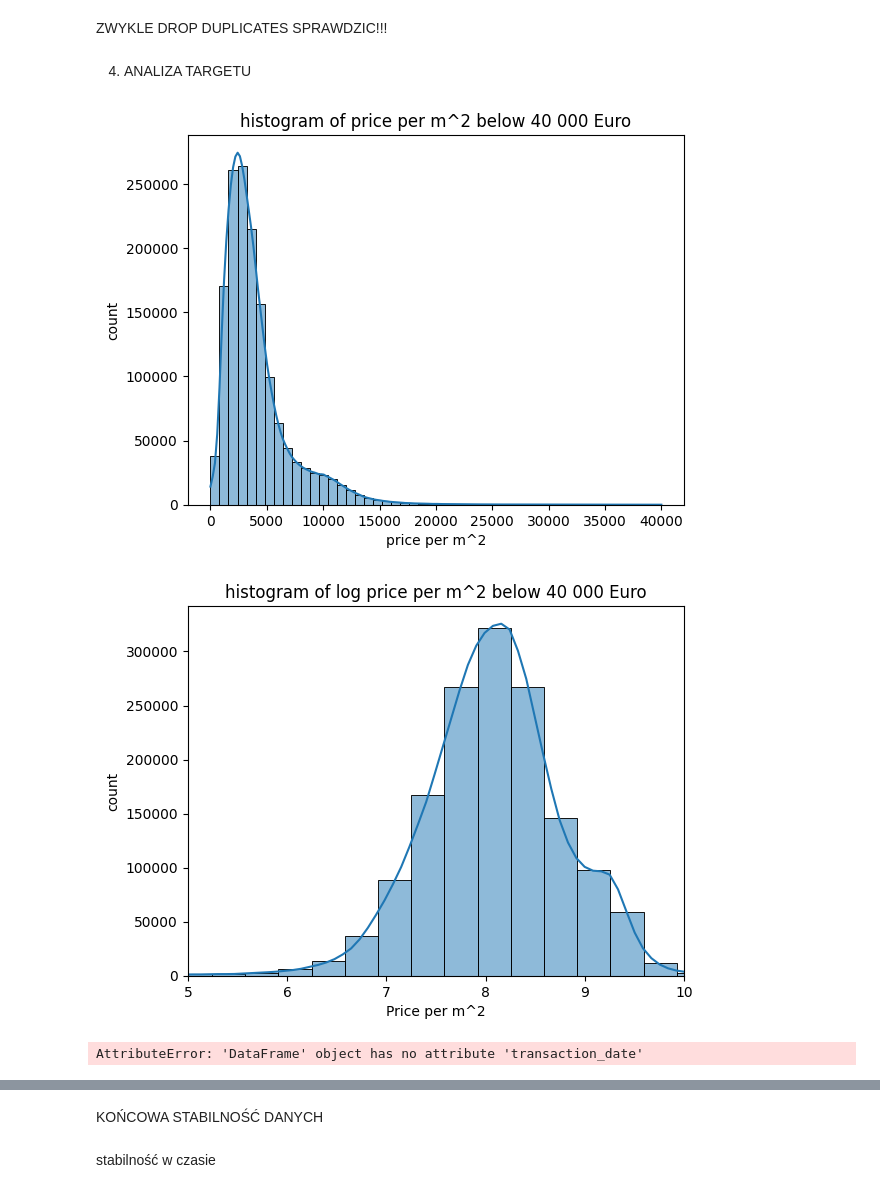
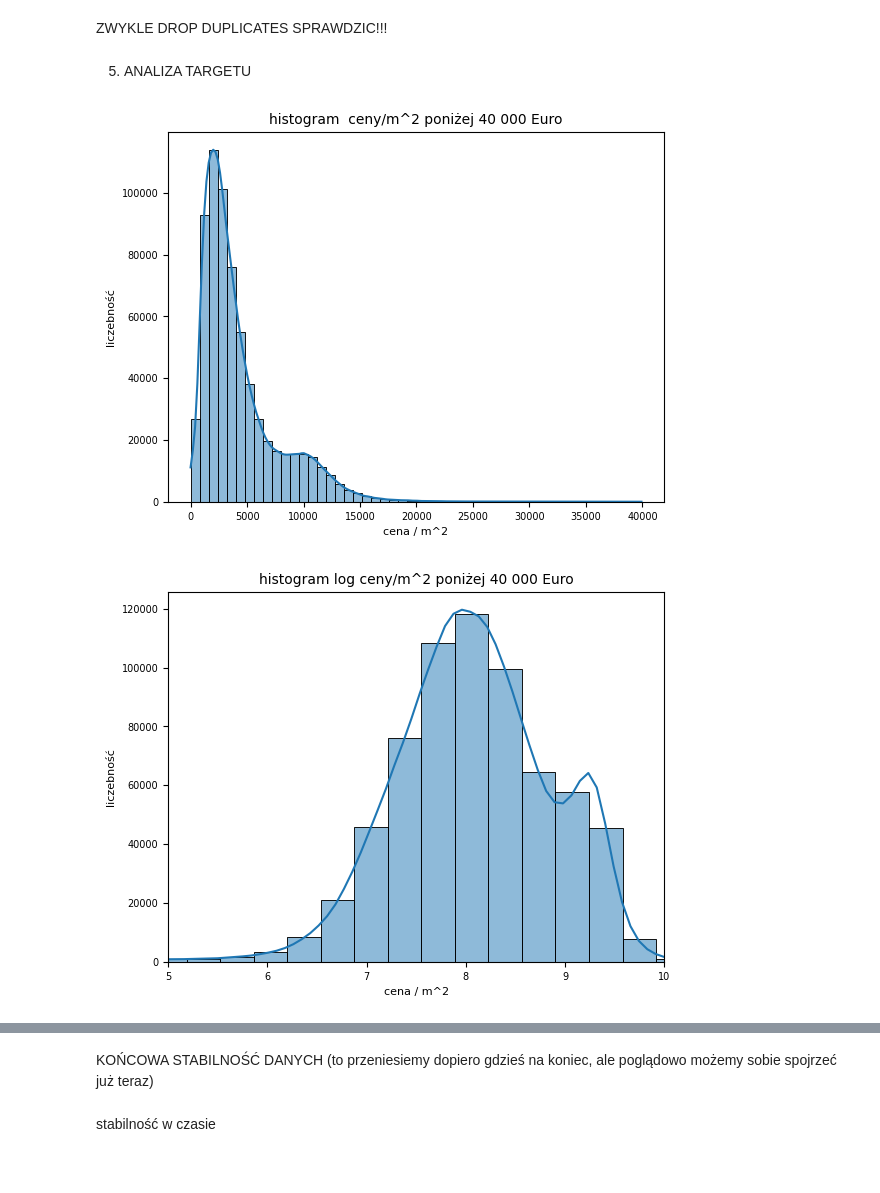
Before and after one commit to jpi0309/Machine-Learning-for-Housing-Valuation-in-France, a Jupyter notebook: data_preparation.ipynb, the cells around one changed output, grey strips where cells are left out. Drawn from its saved outputs; the diff is of its cells as text; code cells hidden in the pictures.

```diff
--- a/data_preparation.ipynb
+++ b/data_preparation.ipynb
@@ -263,4 +452,0 @@ ze względu na złożoność zbioru wyrzucamy odrazu rekordy dla których `trans
-# %%
-print(f'wielkość zbioru przed: {len(data_apartments)}')
-data_apartments = data_apartments[~data_apartments.transaction_id.isin(sus.transaction_id)]
-print(f'wielkość zbioru po: {len(data_apartments)}')
@@ -407,11 +523,0 @@ w sposób losowy zostawiamy unikalną kombinację `longitude` x `latitude` x `lo
-# %%
-print(f'wielkość zbioru przed: {len(data_apartments)}')
-
-prev = data_apartments[~data_apartments.set_index(['longitude', 'latitude', 'lot1_number']).index.isin(sus.set_index(['longitude', 'latitude', 'lot1_number']).index)]
-
-sampled = (data_apartments[data_apartments.set_index(['longitude', 'latitude', 'lot1_number']).index.isin(sus.set_index(['longitude', 'latitude', 'lot1_number']).index)
-    ].groupby(['longitude', 'latitude', 'lot1_number'], group_keys=False).apply(lambda x: x.sample(1, random_state=42)))
-
-
-data_apartments = pd.concat([prev, sampled]).reset_index(drop=True)
-print(f'wielkość zbioru po: {len(data_apartments)}')
@@ -420,0 +526,4 @@ wielkość zbioru po: 1498834
+# %%
+print(f'wielkość zbioru przed: {len(data_apartments)}')
+data_apartments = data_apartments[data_apartments.transaction_id.isin(one_apartment_transaction_ids)]
+print(f'wielkość zbioru po: {len(data_apartments)}')
@@ -457,46 +588,43 @@ ZWYKLE DROP DUPLICATES SPRAWDZIC!!!
 # %% [markdown]
-4. ANALIZA TARGETU
+5. ANALIZA TARGETU
 # %%
-plot3 = data_apartments['price_per_m_2'].dropna()
-plot3 = plot3[plot3 < 40_000]
+plot41 = data_apartments['price_per_m_2'].dropna()
+plot41 = plot41[plot41 < 40_000]
 
-sns.histplot(plot3, bins=50, kde=True)
-plt.title("histogram of price per m^2 below 40 000 Euro")
-plt.xlabel("price per m^2")
-plt.ylabel("count")
+sns.histplot(plot41, bins=50, kde=True)
+plt.title("histogram  ceny/m^2 poniżej 40 000 Euro")
+plt.xlabel("cena / m^2")
+plt.ylabel("liczebność")
 plt.show()
 
-plot3 = np.log(plot3)
+plot42 = np.log(plot41)
 
-sns.histplot(plot3, bins=50, kde=True)
-plt.title("histogram of log price per m^2 below 40 000 Euro")
-plt.xlabel("Price per m^2")
+sns.histplot(plot42, bins=50, kde=True)
+plt.title("histogram log ceny/m^2 poniżej 40 000 Euro")
+plt.xlabel("cena / m^2")
 plt.xlim((5,10))
-plt.ylabel("count")
+plt.ylabel("liczebność")
+plt.show()
+
+plot43 = data_apartments.groupby(data_apartments.year).price_per_m_2.mean().reset_index(name = 'price_per_m_2')
+plot43['Year'] = plot43.year.astype(str)
+plot43 = plot43[['Year', 'price_per_m_2']]
+
+sns.lineplot(data = plot43, x="Year", y="price_per_m_2", marker = "o")
+plt.title("średnia roczna cena/m^2")
 plt.show()
 
 
+plot44 = data_apartments.groupby(data_apartments.month_year).price_per_m_2.mean().reset_index(name='price_per_m_2')
+plot44['month'] = plot44.month_year.astype(str)
 
-plot4 = data_apartments.groupby(data_apartments.year).price_per_m_2.mean().reset_index(name = 'price_per_m_2')
-
-plot4 = pd.DataFrame({'Year': plot4.transaction_date.astype(str), 'price_per_m_2': plot4.price_per_m_2})
-sns.lineplot(data = plot4, x="Year", y="price_per_m^2", marker = "o")
-plt.title("Price per m^2 per year")
-plt.show()
-
-
-plot4 = data_apartments.groupby(data_apartments.month).price_per_m_2.mean().reset_index(name='price_per_m_2')
-plot4['month'] = plot4.month.astype(str)
-
-sns.lineplot(data = plot4, x="month", y="price_per_m_2", marker = "o")
-plt.title("Price per m^2 per month")
+sns.lineplot(data = plot44, x="month", y="price_per_m_2", marker = "o")
+plt.title("średnia miesięczna cena / m^2")
 plt.xticks(rotation=90)
 plt.xticks(fontsize=8)
 plt.yticks(fontsize=8)
-plt.title('Price per month')
 plt.tight_layout()
 plt.show()
 # %% [output]
-[figure, old version]
+[figure, new version]
-[figure, old version]
+[figure, new version]
-AttributeError: 'DataFrame' object has no attribute 'transaction_date'
@@ -503,5 +633,5 @@ AttributeError: 'DataFrame' object has no attribute 'transaction_date'
 # %% [markdown]
-KOŃCOWA STABILNOŚĆ DANYCH
+KOŃCOWA STABILNOŚĆ DANYCH (to przeniesiemy dopiero gdzieś na koniec, ale poglądowo możemy sobie spojrzeć już teraz)
 # %% [markdown]
 stabilność w czasie
 # %%
```
Also changed, not shown: parts of 67 cells of this notebook.
